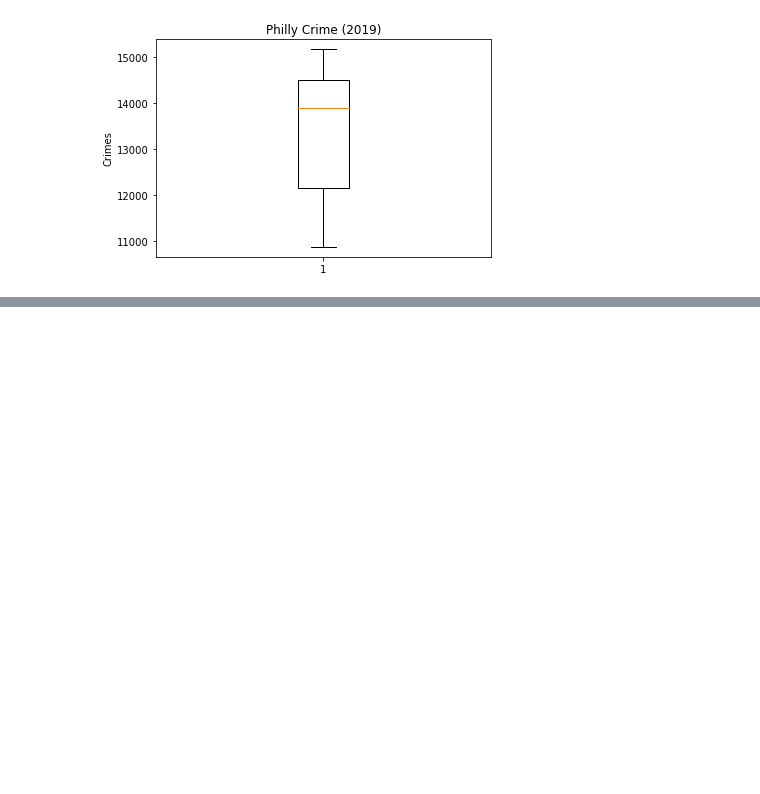
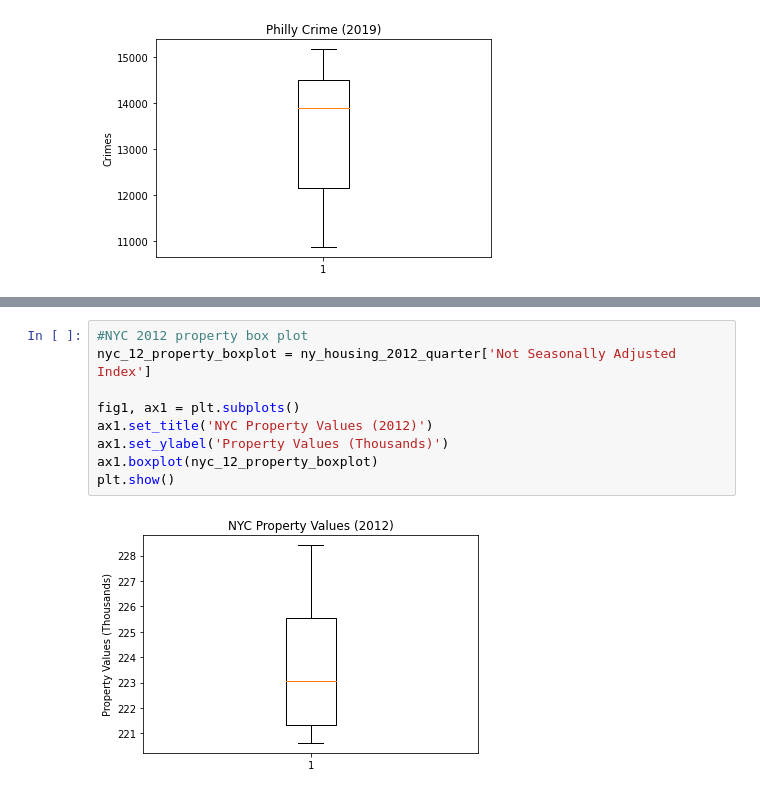
Before and after one commit to c-daily/UPenn_Project1, a Jupyter notebook: Final_Analysis.ipynb, the cells around one changed output, grey strips where cells are left out. Cells and saved outputs as stored; diff of their text form; blank space fills up the shorter version.

```diff
--- a/Final_Analysis.ipynb
+++ b/Final_Analysis.ipynb
@@ -1900,0 +1969,11 @@ Values above 18042.0 could be outliers.
+# %%
+#NYC 2012 property box plot
+nyc_12_property_boxplot = ny_housing_2012_quarter['Not Seasonally Adjusted Index']
+
+fig1, ax1 = plt.subplots()
+ax1.set_title('NYC Property Values (2012)')
+ax1.set_ylabel('Property Values (Thousands)')
+ax1.boxplot(nyc_12_property_boxplot)
+plt.show()
+# %% [output]
+[figure, added]
```
Also changed, not shown: parts of 33 cells of this notebook.
